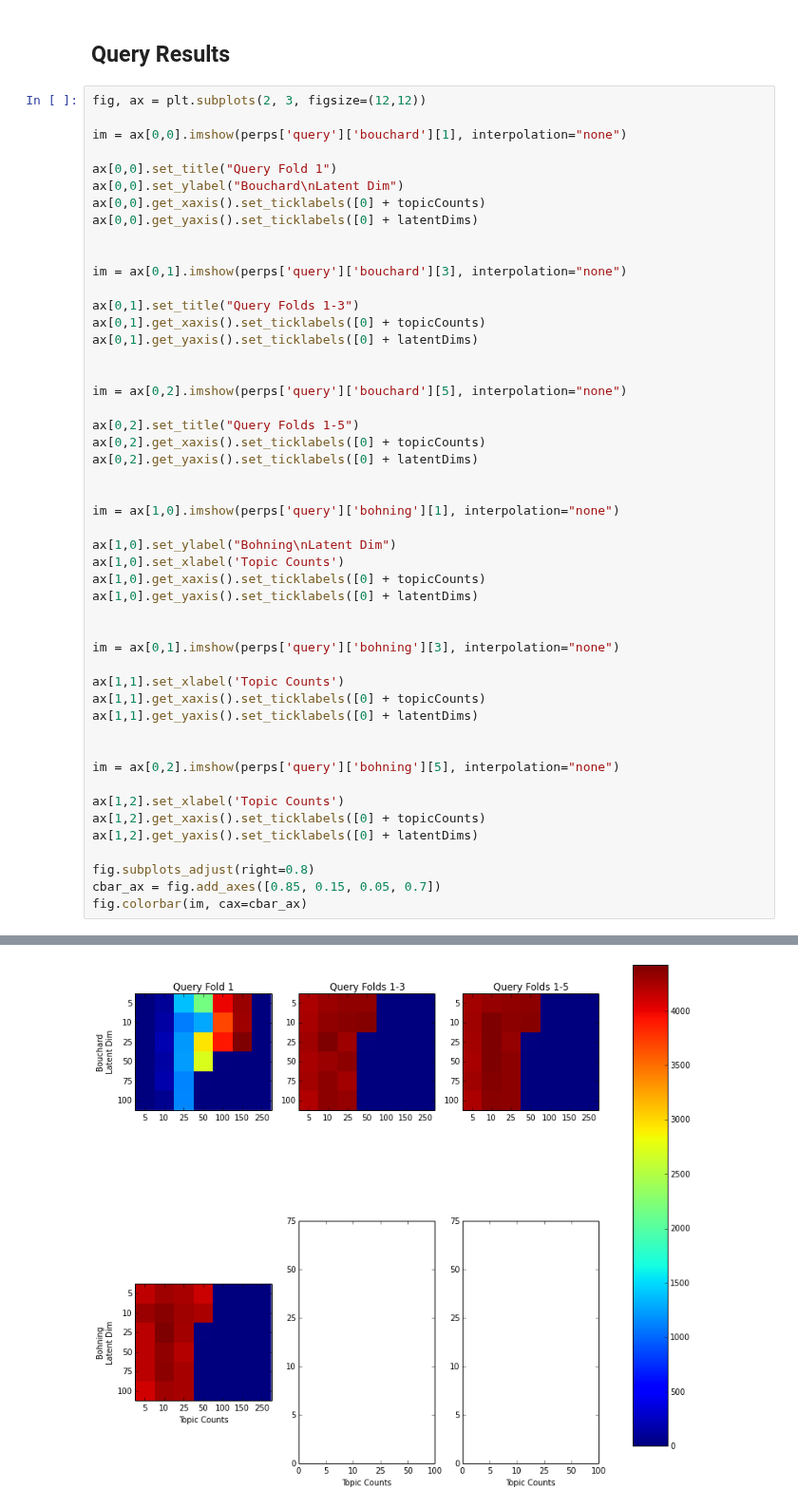
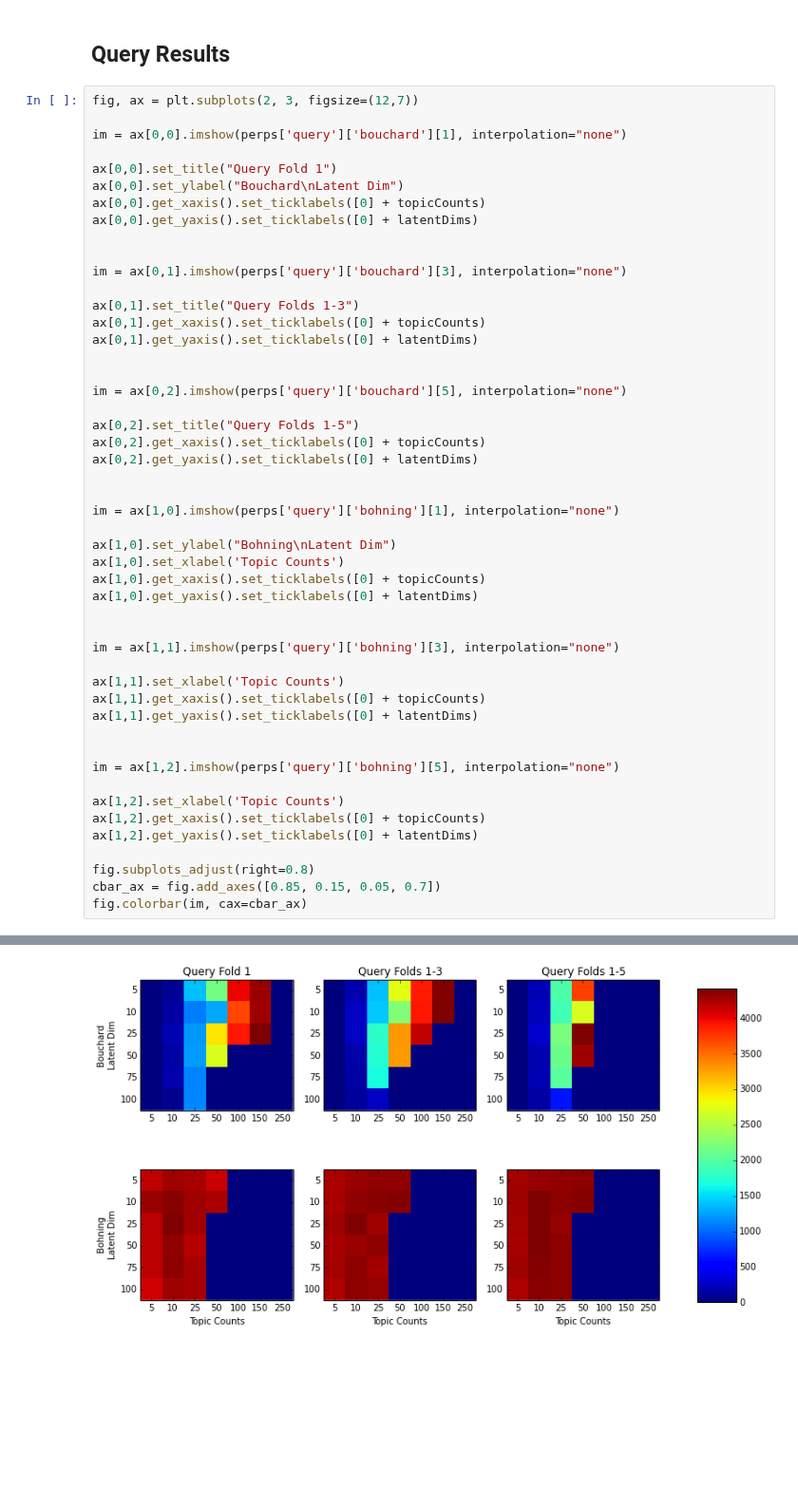
Before and after one commit to budgefeeney/sidetopics, a Jupyter notebook: src/notebooks/Perplexity Comparisons.ipynb, the cells around one changed output, grey strips where cells are left out. Shown at 95% size. Drawn from its saved outputs; the diff is of its cells as text; blank space fills up the shorter version.

Commit message:
Fix bug with multiple plots of perplexities
Need to fix a bug with perplexity calculation

```diff
--- a/src/notebooks/Perplexity Comparisons.ipynb
+++ b/src/notebooks/Perplexity Comparisons.ipynb
@@ -571,7 +571,7 @@ with open (perpsPicklePath + os.path.sep + 'stm-perps.pkl', 'wb') as f:
 # %% [markdown]
 ## Query Results
 # %%
-fig, ax = plt.subplots(2, 3, figsize=(12,12))
+fig, ax = plt.subplots(2, 3, figsize=(12,7))
 
 im = ax[0,0].imshow(perps['query']['bouchard'][1], interpolation="none")
 
@@ -592,34 +592,34 @@ im = ax[0,2].imshow(perps['query']['bouchard'][5], interpolation="none")
 
 ax[0,2].set_title("Query Folds 1-5")
 ax[0,2].get_xaxis().set_ticklabels([0] + topicCounts)
 ax[0,2].get_yaxis().set_ticklabels([0] + latentDims)
 
 
 im = ax[1,0].imshow(perps['query']['bohning'][1], interpolation="none")
 
 ax[1,0].set_ylabel("Bohning\nLatent Dim")
 ax[1,0].set_xlabel('Topic Counts')
 ax[1,0].get_xaxis().set_ticklabels([0] + topicCounts)
 ax[1,0].get_yaxis().set_ticklabels([0] + latentDims)
 
 
-im = ax[0,1].imshow(perps['query']['bohning'][3], interpolation="none")
+im = ax[1,1].imshow(perps['query']['bohning'][3], interpolation="none")
 
 ax[1,1].set_xlabel('Topic Counts')
 ax[1,1].get_xaxis().set_ticklabels([0] + topicCounts)
 ax[1,1].get_yaxis().set_ticklabels([0] + latentDims)
 
 
-im = ax[0,2].imshow(perps['query']['bohning'][5], interpolation="none")
+im = ax[1,2].imshow(perps['query']['bohning'][5], interpolation="none")
 
 ax[1,2].set_xlabel('Topic Counts')
 ax[1,2].get_xaxis().set_ticklabels([0] + topicCounts)
 ax[1,2].get_yaxis().set_ticklabels([0] + latentDims)
 
 fig.subplots_adjust(right=0.8)
 cbar_ax = fig.add_axes([0.85, 0.15, 0.05, 0.7])
 fig.colorbar(im, cax=cbar_ax)
 # %% [output]
 <matplotlib.colorbar.Colorbar at 0x...>
-[figure, old version]
+[figure, new version]
 # %%
```
Also changed, not shown: parts of 3 cells of this notebook.
